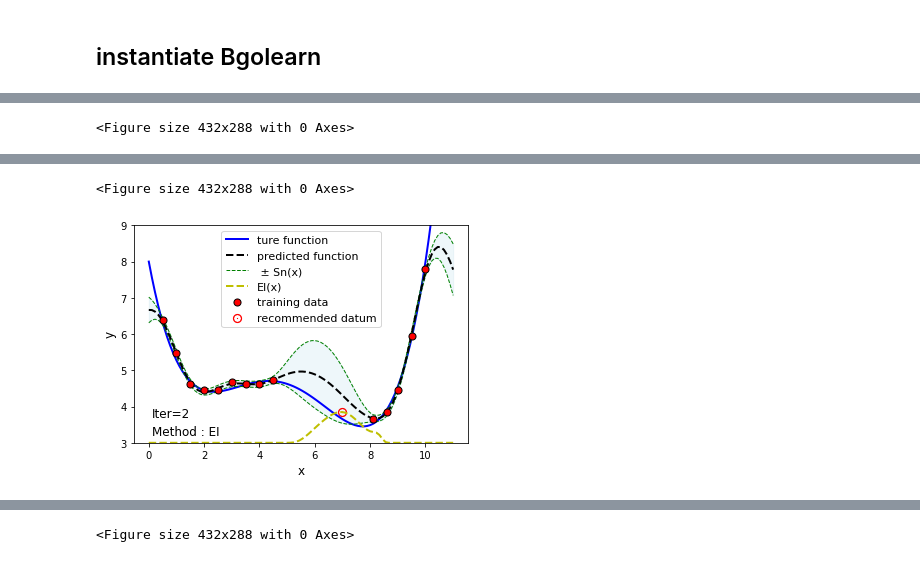
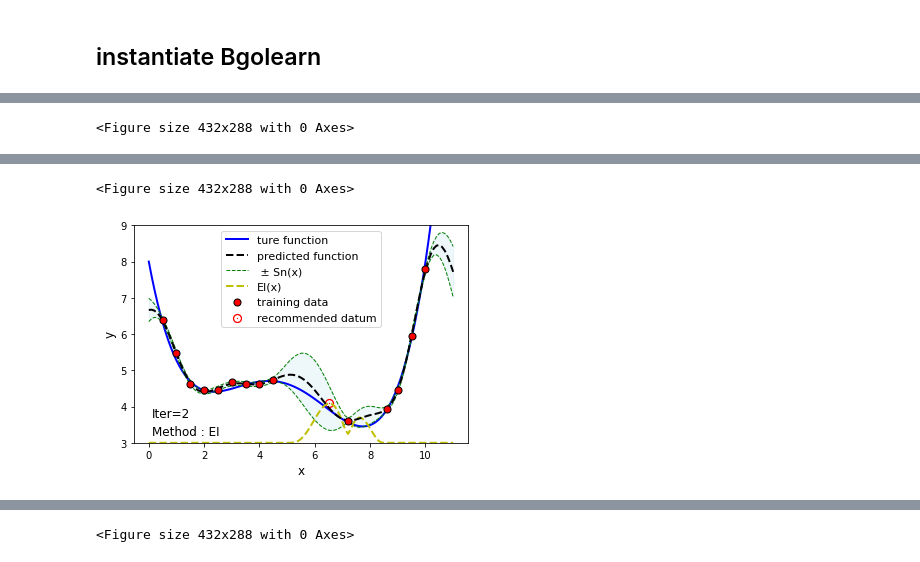
Before and after one commit to Bin-Cao/Bgolearn, a Jupyter notebook: Example/homogeneous noise/Expected Improvement/EI.ipynb, the cells around one changed output, grey strips where cells are left out. Saved outputs shown, nothing was run; the diff lists cells and outputs as text; code cells hidden in the pictures.

```diff
--- a/Example/homogeneous noise/Expected Improvement/EI.ipynb
+++ b/Example/homogeneous noise/Expected Improvement/EI.ipynb
@@ -42,4 +39,4 @@ def generate_function(data, obs):
 # %% [markdown]
 ## design virtual samples
 # %%
-virtual_samples = np.linspace(0,11,100)
+virtual_samples = np.linspace(0,11,111)
@@ -51,17 +62,17 @@ def Sam_function(X,real_std,obs):
     print('real std of added datum:', real_std)
     X = np.array(X)
     Y = np.zeros(1)
-    Y_list = []
+    Y_obs = []
     for i in range(obs):
         __sam = 0.013*X**4 - 0.25*X**3 + 1.61*X**2 - 4.1*X + 8 + np.random.normal(loc=0.0, scale=real_std, size=None)
-        Y_list.append(__sam)
+        Y_obs.append(__sam)
         Y += __sam
         print(i+1,'-th sampling, result = ', __sam)
-    cal_std = np.std(np.array(Y_list))
+    cal_std = np.std(np.array(Y_obs))
     print('evaluated mean of added datum:', Y/obs)
     print('evaluated std of added datum:', cal_std)
     print('---------------------------------------\n')
-    return Y/obs, np.array(cal_std),np.array(Y_list)
+    return Y/obs, np.array(cal_std), np.array(Y_obs)
 # %% [markdown]
 ## instantiate Bgolearn
 # %%
@@ -69,26 +80,31 @@ Bgolearn = BGOS.Bgolearn()
 method_name = 'EI'
 # %%
 obs = 5
-guessed_noise_std = 0.1
+guessed_noise_std = 0.067
 
 data = pd.read_csv('data.csv')
 data_matrix, Measured_response,Measured_std = generate_function(data,obs)
-Y1=data.iloc[:,1:]
+cal_name = data.columns[1:]
 
+
+class Kriging_model(object):
+    def fit_pre(self,xtrain,ytrain,xtest):
+        # instantiated model
+        kernel = RBF()
+        mdoel = GaussianProcessRegressor(kernel=kernel,normalize_y=True,alpha = guessed_noise_std**2).fit(xtrain,ytrain)
+        # defined the attribute's outputs
+        mean,std = mdoel.predict(xtest,return_std=True)
+        return mean,std
+
+recom_x = []
+recom_obs = []
+recom_real_std = []
+recom_estimate_mu = []
+recom_estimate_std = []
 for i in range(500):
     plt.figure()
     ax1 = plt.subplot()
     ax1.set_ylim([3, 9])
-
-
-    class Kriging_model(object):
-        def fit_pre(self,xtrain,ytrain,xtest):
-            # instantiated model
-            kernel = RBF()
-            mdoel = GaussianProcessRegressor(kernel=kernel,normalize_y=True,alpha = guessed_noise_std**2).fit(xtrain,ytrain)
-            # defined the attribute's outputs
-            mean,std = mdoel.predict(xtest,return_std=True)
-            return mean,std
 
 
     y_mean_pre,y_mean_std = Kriging_model().fit_pre(data_matrix, Measured_response, virtual_samples.reshape(-1,1))
@@ -112,22 +128,22 @@ for i in range(500):
     ax1.plot(virtual_samples,_return,'y--',lw=2,label='{name}(x)'.format(name = method_name))
 
     # give an intrinsic std to recommended datum
-    sam_std = round(random.uniform(0.1,0.7),1)
-    datum_y, datum_std, Y_list = Sam_function(round(recommend,1),sam_std,obs)
-    Measured_std = np.append(Measured_std,datum_std)
-    data_matrix = np.append(data_matrix,np.round(recommend,1)).reshape(-1,1)
-    Measured_response = np.append(Measured_response,np.round(datum_y,4))
-    Y1 = np.append(Y1,Y_list)
+    sam_std = round(random.uniform(0.1,0.5),1)
+    datum_y, datum_std, Y_obs = Sam_function(recommend,sam_std,obs)
 
-    Measured_std1=(pd.DataFrame(Measured_std.reshape(len(Measured_std),1),columns=['Measured_std']))
-    Measured_response1=(pd.DataFrame(Measured_response.reshape(len(Measured_std),1),columns=['Measured_response']))
-    data_matrix1=(pd.DataFrame(data_matrix.reshape(len(data_matrix),1),columns=['x']))
-    Y1=(pd.DataFrame(Y1.reshape(len(data_matrix),5)))
-    data_iter=(np.hstack((data_matrix1,Measured_response1,Measured_std1,Y1)))
+    recom_x.append(recommend)
+    # Y_obs is the sampling results, array type
+    recom_obs.append(Y_obs)
+    recom_real_std.append(sam_std)
+    recom_estimate_mu.append(datum_y)
+    recom_estimate_std.append(datum_std)
 
 
+    data_matrix = np.append(data_matrix,recommend).reshape(-1,1)
+    Measured_response = np.append(Measured_response,np.round(datum_y,4))
 
-    print("{num}-th iteration".format(num = i + 1),'\n', 'new added datum:',([np.round(recommend,1),np.round(datum_y,4)]))
+
+    print("{num}-th iteration".format(num = i + 1),'\n', 'new added datum:',([recommend,np.round(datum_y,4)]))
     ax1.scatter(round(recommend,1),_return[index],c='red',s=1.5,linewidths=8,label="recommended datum")
 
 
@@ -139,13 +155,25 @@ for i in range(500):
     plt.savefig('{name}-sd_{sdlevel}-obs_{obstime}-{num}.png'.format(name = method_name,sdlevel=guessed_noise_std,obstime = obs,num = i),dpi=800)
     plt.show()
     plt.clf()
-    if 7.6 <= round(recommend,1) <= 7.8:
+    if  datum_y <= 3.5:
+        recom_dataset = pd.DataFrame(np.array(recom_obs))
+        recom_dataset.columns = cal_name
+        recom_dataset['x'] = np.array(recom_x)
+        recom_dataset['real_std'] = np.array(recom_real_std)
+        recom_dataset['estimated_mu'] = np.array(recom_estimate_mu)
+        recom_dataset['estimated_std'] = np.array(recom_estimate_std)
         break
     elif i>=10:
         print('Searching is defeated')
+        recom_dataset = pd.DataFrame(np.array(recom_obs))
+        recom_dataset.columns = cal_name
+        recom_dataset['x'] = np.array(recom_x)
+        recom_dataset['real_std'] = np.array(recom_real_std)
+        recom_dataset['estimated_mu'] = np.array(recom_estimate_mu)
+        recom_dataset['estimated_std'] = np.array(recom_estimate_std)
         break
-data_iter=pd.DataFrame(data_iter.reshape(len(data_matrix),8),columns=['x','y_mean',"y_sd","y1","y2","y3","y4","y5"])
-data_iter.to_csv('sd{:.2f}data.csv'.format(guessed_noise_std),float_format='%.4f') #保留两位小数
+
+recom_dataset.to_csv('homogenerous_iter{time}data.csv'.format(time = i+1),float_format='%.4f')
 # %% [output]
 ------------12 original data-----------
 evaluated mean of y : [6.38302126 5.47159103 4.62333861 4.45561327 4.45288222 4.66633633
@@ -202,2 +230,2 @@ evaluated std of added datum: 0.1192290449320939
 <Figure size 432x288 with 0 Axes>
-[figure, old version]
+[figure, new version]
```
Also changed, not shown: parts of 7 cells of this notebook, 56 other files.
